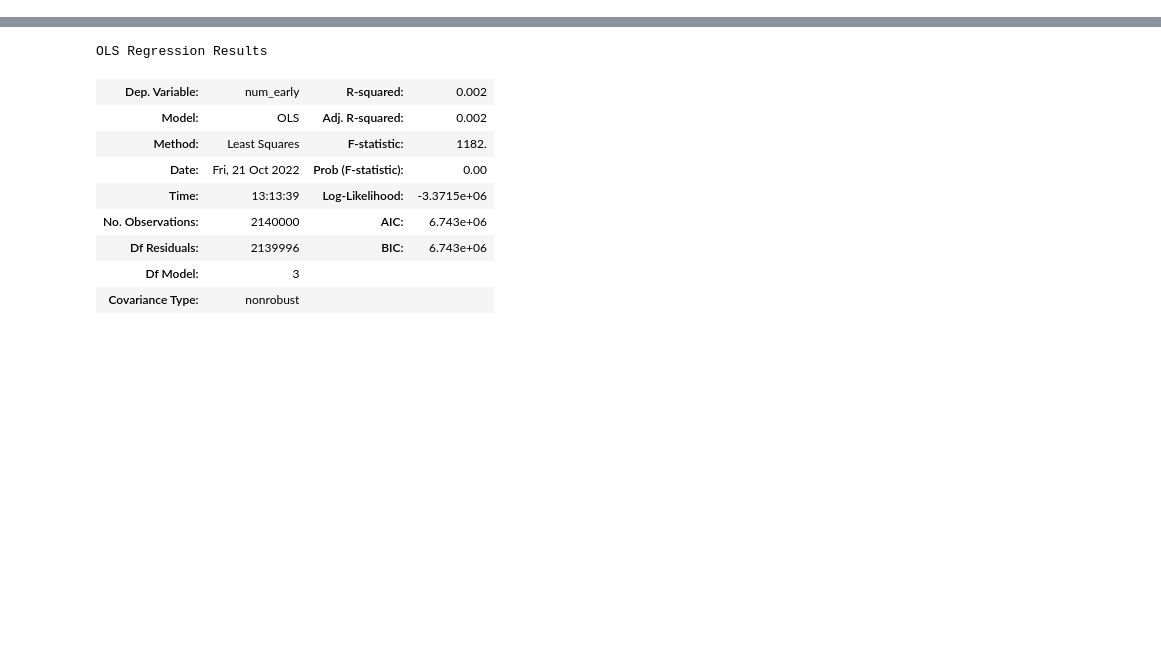
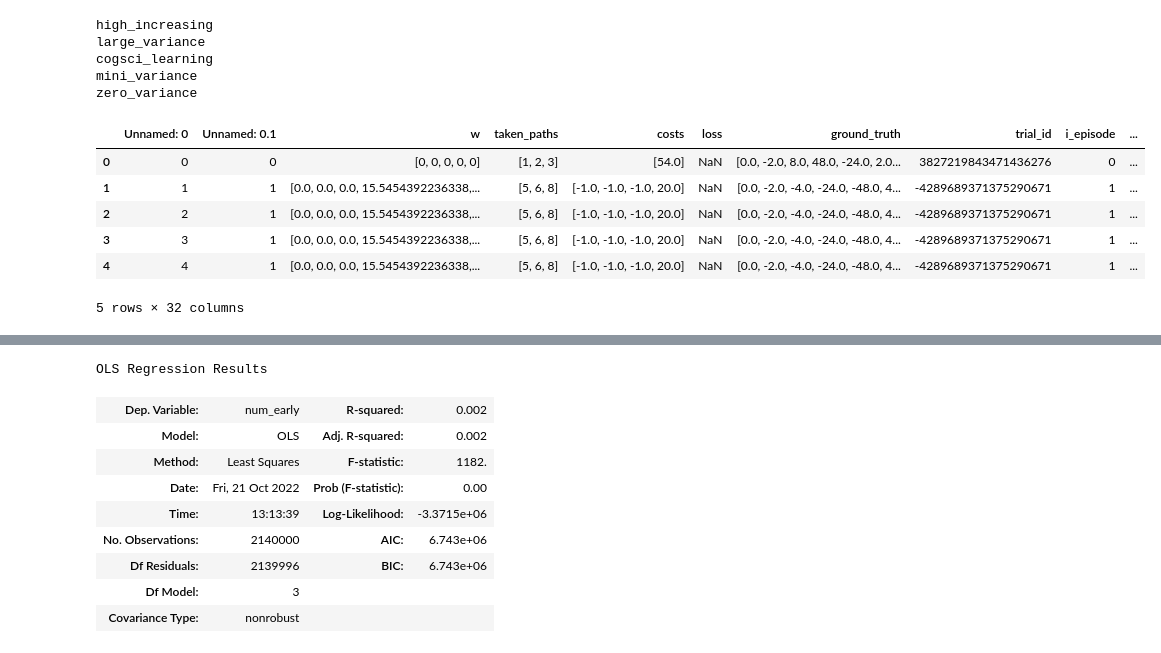
Before and after one commit to RationalityEnhancementGroup/planning-depth-differences, a Jupyter notebook: analysis/methods/learning/Simulated_regressions.ipynb, the cells around one changed output, grey strips where cells are left out. Drawn from its saved outputs; the diff is of its cells as text; code cells hidden in the pictures; blank space fills up the shorter version.

```diff
--- a/analysis/methods/learning/Simulated_regressions.ipynb
+++ b/analysis/methods/learning/Simulated_regressions.ipynb
@@ -4,5 +14,25 @@ import pandas as pd
+# %%
+considered_experiment_settings = ["high_increasing", "large_variance", "cogsci_learning", "mini_variance", "zero_variance"]
 # %%
-considered_experiment_settings = ["high_increasing", "large_variance", "larger_variance", "mini_variance", "zero_variance"]
-
-data = pd.concat(pd.read_csv(f"data/processed/simulated/{experiment_setting}/MCL/linear_depth/search_space/1729_depth_only_baseline_null.csv") for experiment_setting in considered_experiment_settings)
-grouped_data = data.groupby(["pid", "i_episode", "sim_cost_parameter_values", "sim_experiment_setting"], as_index=False).sum()
+# load data
+data = pd.DataFrame()
+for experiment_setting in considered_experiment_settings:
+    data_in = pd.read_csv(f"data/processed/simulated/{experiment_setting}/MCL/linear_depth/search_space/1729_depth_only_baseline_null.csv")
+    data_in['experiment_setting']= experiment_setting
+    data = pd.concat([data, data_in])
+# %% [output]
+high_increasing
+large_variance
+cogsci_learning
+mini_variance
+zero_variance
+# %%
+data.head()
+# %% [output]
+|  | Unnamed: 0 | Unnamed: 0.1 | w | taken_paths | costs | loss | ground_truth | trial_id | i_episode | ... |
+| 0 | 0 | 0 | [0, 0, 0, 0, 0] | [1, 2, 3] | [54.0] | NaN | [0.0, -2.0, 8.0, 48.0, -24.0, 2.0... | 3827219843471436276 | 0 | ... |
+| 1 | 1 | 1 | [0.0, 0.0, 0.0, 15.5454392236338,... | [5, 6, 8] | [-1.0, -1.0, -1.0, 20.0] | NaN | [0.0, -2.0, -4.0, -24.0, -48.0, 4... | -4289689371375290671 | 1 | ... |
+| 2 | 2 | 1 | [0.0, 0.0, 0.0, 15.5454392236338,... | [5, 6, 8] | [-1.0, -1.0, -1.0, 20.0] | NaN | [0.0, -2.0, -4.0, -24.0, -48.0, 4... | -4289689371375290671 | 1 | ... |
+| 3 | 3 | 1 | [0.0, 0.0, 0.0, 15.5454392236338,... | [5, 6, 8] | [-1.0, -1.0, -1.0, 20.0] | NaN | [0.0, -2.0, -4.0, -24.0, -48.0, 4... | -4289689371375290671 | 1 | ... |
+| 4 | 4 | 1 | [0.0, 0.0, 0.0, 15.5454392236338,... | [5, 6, 8] | [-1.0, -1.0, -1.0, 20.0] | NaN | [0.0, -2.0, -4.0, -24.0, -48.0, 4... | -4289689371375290671 | 1 | ... |
+5 rows × 32 columns
```
Also changed, not shown: parts of 5 cells of this notebook.
